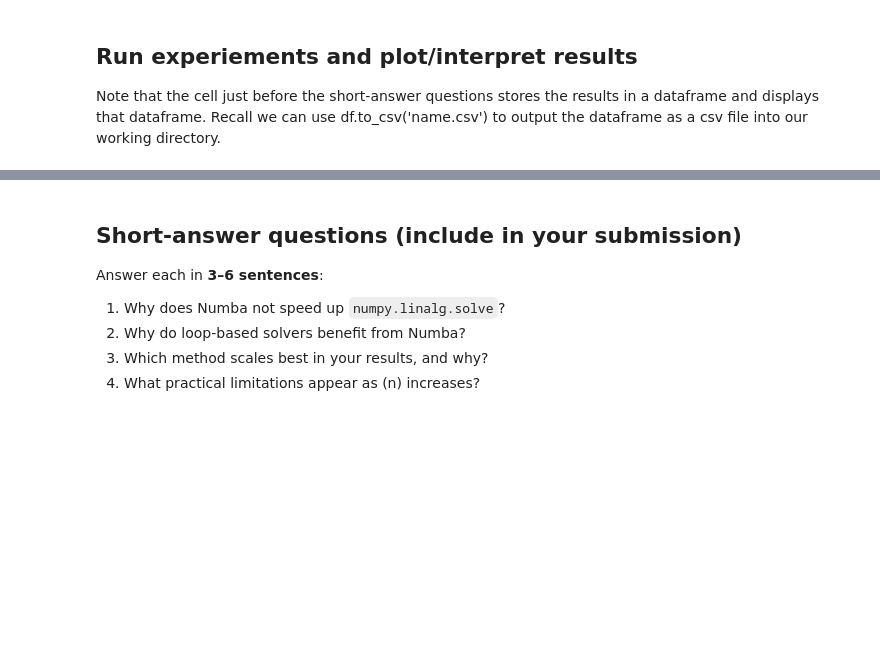
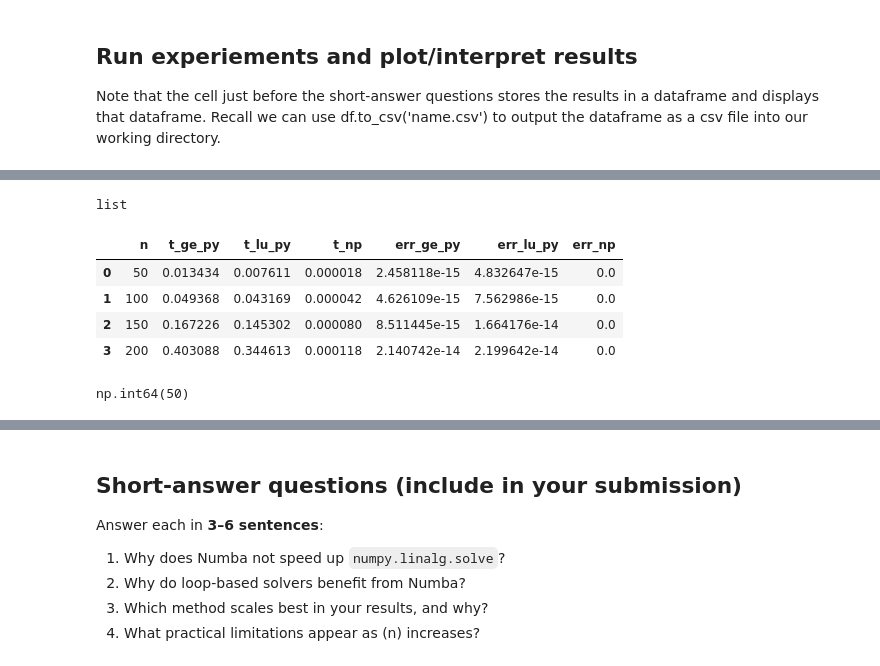
Before and after one commit to gosz450/mmae350-public, a Jupyter notebook: homework/hw02/directSolvers_lu_numpy_numba_template.ipynb, the cells around one changed output, grey strips where cells are left out. Cells and saved outputs as stored; diff of their text form; code cells hidden in the pictures; blank space fills up the shorter version.

```diff
--- a/homework/hw02/directSolvers_lu_numpy_numba_template.ipynb
+++ b/homework/hw02/directSolvers_lu_numpy_numba_template.ipynb
@@ -384,0 +474,4 @@ Note that the cell just before the short-answer questions stores the results in
+# %%
+type(results_py)
+# %% [output]
+list
@@ -384,0 +480,8 @@ Note that the cell just before the short-answer questions stores the results in
+# %%
+df
+# %% [output]
+|  | n | t_ge_py | t_lu_py | t_np | err_ge_py | err_lu_py | err_np |
+| 0 | 50 | 0.013434 | 0.007611 | 0.000018 | 2.458118e-15 | 4.832647e-15 | 0.0 |
+| 1 | 100 | 0.049368 | 0.043169 | 0.000042 | 4.626109e-15 | 7.562986e-15 | 0.0 |
+| 2 | 150 | 0.167226 | 0.145302 | 0.000080 | 8.511445e-15 | 1.664176e-14 | 0.0 |
+| 3 | 200 | 0.403088 | 0.344613 | 0.000118 | 2.140742e-14 | 2.199642e-14 | 0.0 |
@@ -384,0 +490,4 @@ Note that the cell just before the short-answer questions stores the results in
+# %%
+df.loc[0,'n']
+# %% [output]
+np.int64(50)
```
Also changed, not shown: parts of 26 cells of this notebook, 5 other files.
